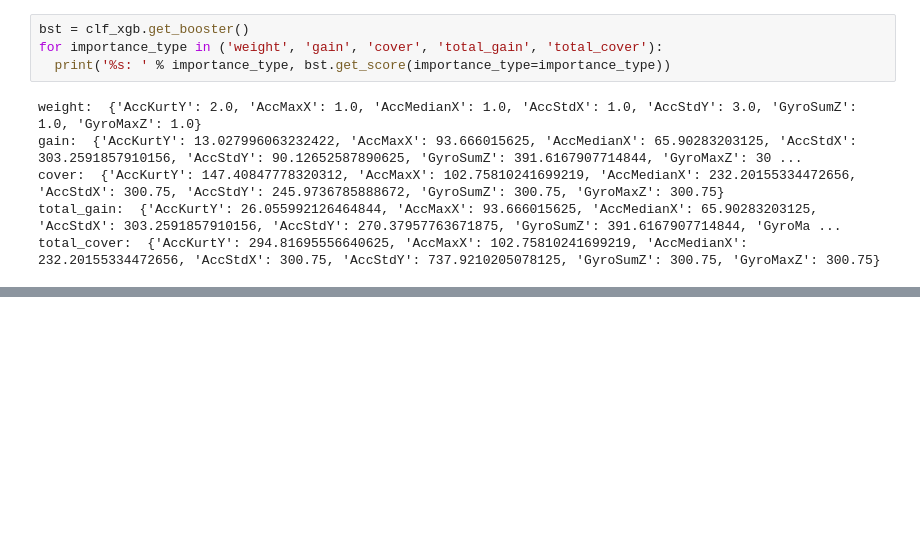
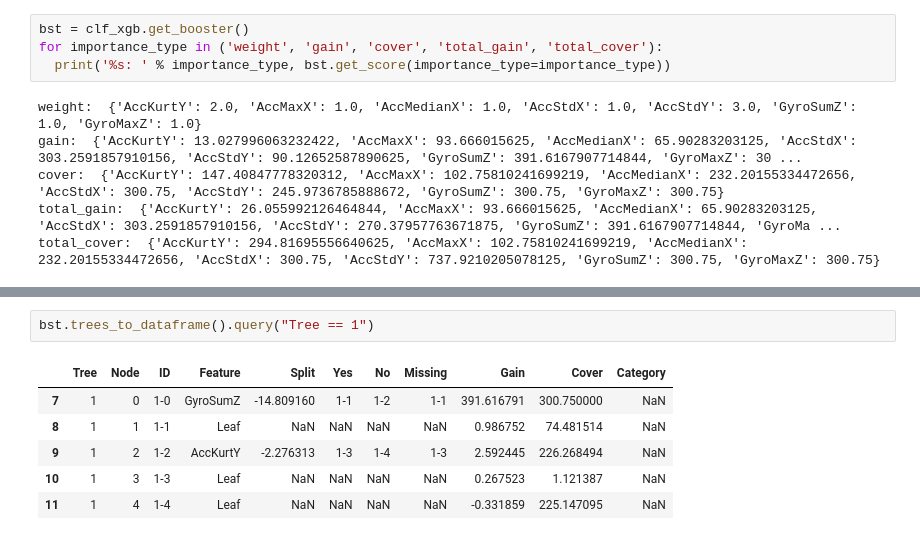
Before and after one commit to monikachudyba/MachineLearningProjects, a Jupyter notebook: Driving Behavior Dataset.ipynb, the cells around one changed output, grey strips where cells are left out. Saved outputs shown, nothing was run; the diff lists cells and outputs as text; blank space fills up the shorter version.

```diff
--- a/Driving Behavior Dataset.ipynb
+++ b/Driving Behavior Dataset.ipynb
@@ -964,3 +974,12 @@ xgb.to_graphviz(clf_xgb, num_trees = 0, size = "10, 10",
                 leaf_node_params = leaf_params)
 # %% [output]
 [drawing not drawn]
+# %%
+bst.trees_to_dataframe().query("Tree == 1")
+# %% [output]
+|  | Tree | Node | ID | Feature | Split | Yes | No | Missing | Gain | Cover | Category |
+| 7 | 1 | 0 | 1-0 | GyroSumZ | -14.809160 | 1-1 | 1-2 | 1-1 | 391.616791 | 300.750000 | NaN |
+| 8 | 1 | 1 | 1-1 | Leaf | NaN | NaN | NaN | NaN | 0.986752 | 74.481514 | NaN |
+| 9 | 1 | 2 | 1-2 | AccKurtY | -2.276313 | 1-3 | 1-4 | 1-3 | 2.592445 | 226.268494 | NaN |
+| 10 | 1 | 3 | 1-3 | Leaf | NaN | NaN | NaN | NaN | 0.267523 | 1.121387 | NaN |
+| 11 | 1 | 4 | 1-4 | Leaf | NaN | NaN | NaN | NaN | -0.331859 | 225.147095 | NaN |
```
Also changed, not shown: parts of 30 cells of this notebook.
